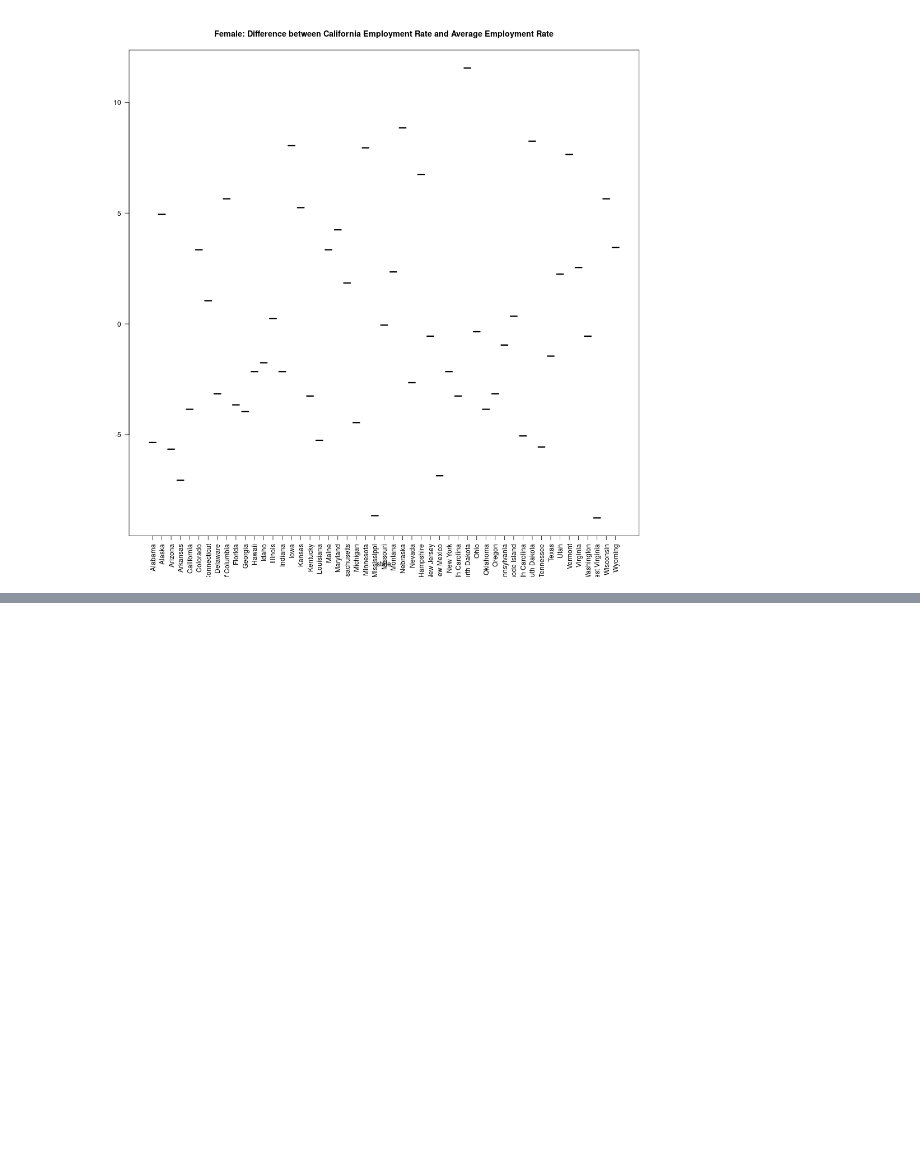
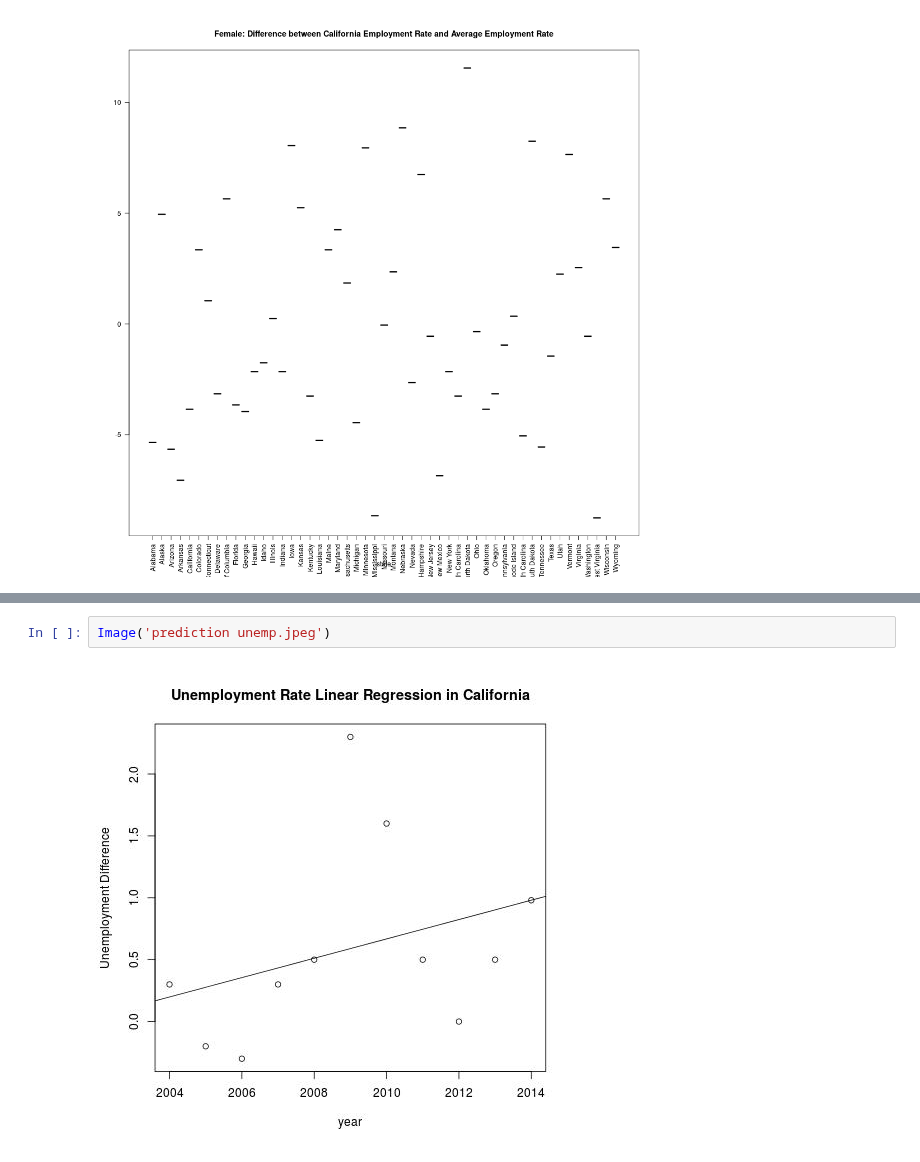
Before and after one commit to yuhanw/Team_Four.0, a Jupyter notebook: notebooks/NB3_data_analysis.ipynb, the cells around one changed output, grey strips where cells are left out. Drawn from its saved outputs; the diff is of its cells as text; blank space fills up the shorter version.

```diff
--- a/notebooks/NB3_data_analysis.ipynb
+++ b/notebooks/NB3_data_analysis.ipynb
@@ -500,0 +554,4 @@ title(main="Employment Rate Change in the last 10 years in California")
+# %%
+Image('prediction unemp.jpeg')
+# %% [output]
+[figure, added]
```
Also changed, not shown: parts of 14 cells of this notebook.
